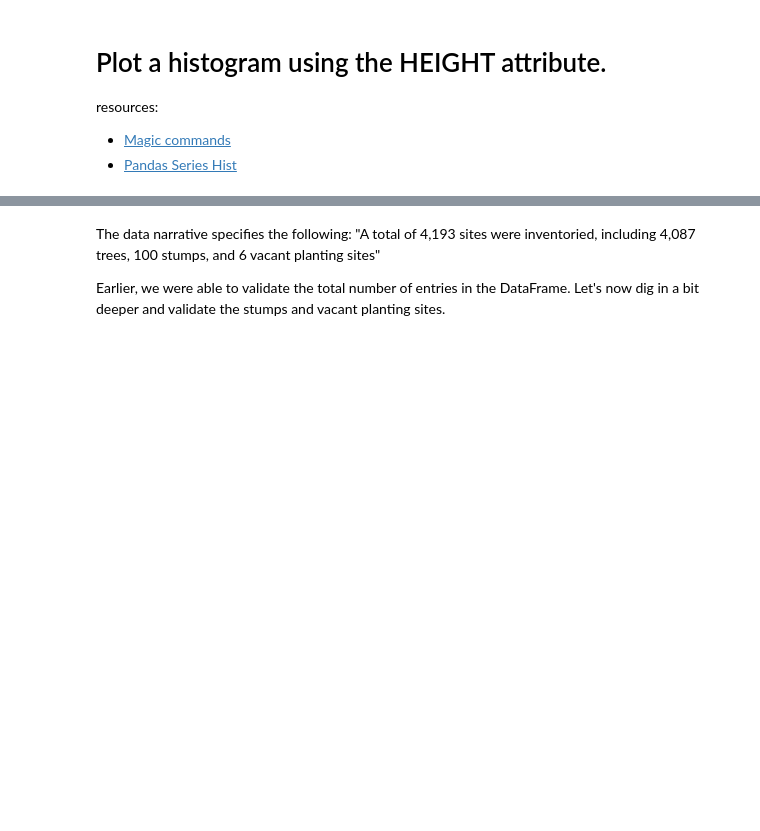
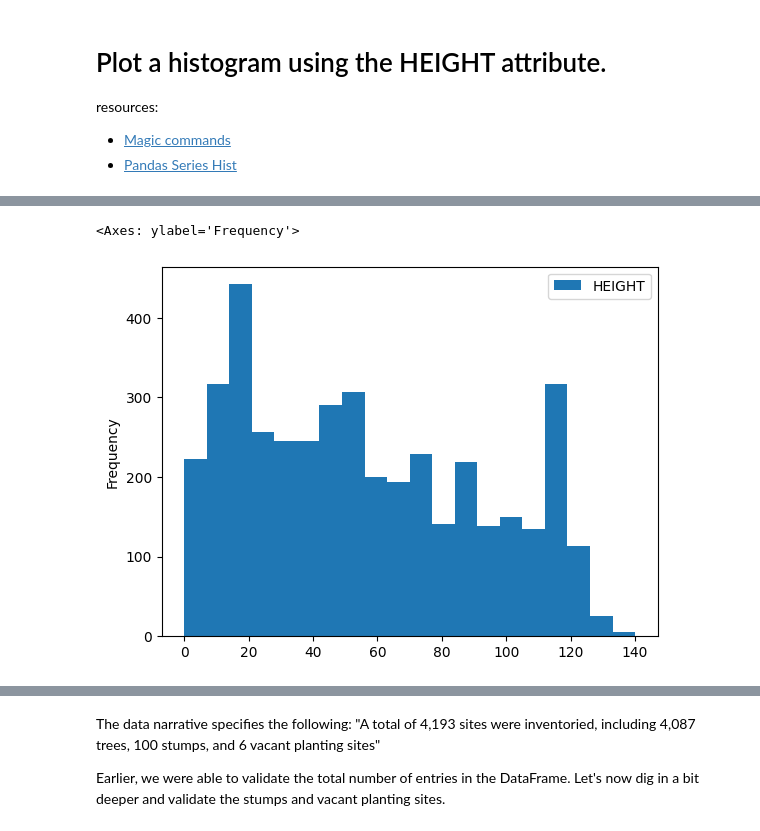
Before and after one commit to KunleAdeyanju/DataEngineering.Labs.CityOfNewarkDETreeSurvey, a Jupyter notebook: newark_de_tree_survey.ipynb, the cells around one changed output, grey strips where cells are left out. Drawn from its saved outputs; the diff is of its cells as text; code cells hidden in the pictures; blank space fills up the shorter version.

Commit message:
created some histograms

```diff
--- a/newark_de_tree_survey.ipynb
+++ b/newark_de_tree_survey.ipynb
@@ -100,2 +122,7 @@ resources:
 # %%
 # Create a histogram using the HEIGHT attribute here
+streamlined_tree_data_df.plot.hist(y = 'HEIGHT', bins = 20)
+# does the same thing --> streamlined_tree_data_df.plot.hist(column = 'HEIGHT', bins = 20)
+# %% [output]
+<Axes: ylabel='Frequency'>
+[figure, added]
```
Also changed, not shown: parts of 5 cells of this notebook.
